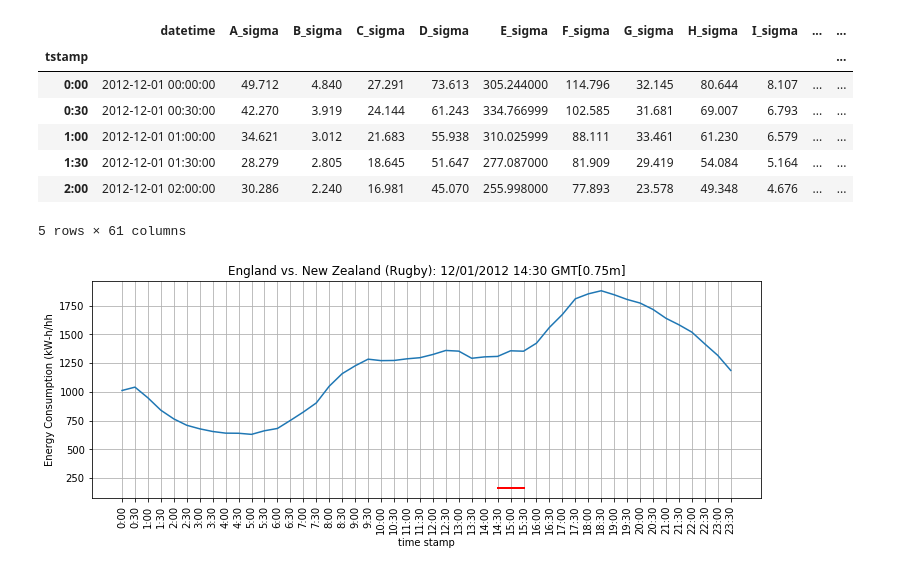
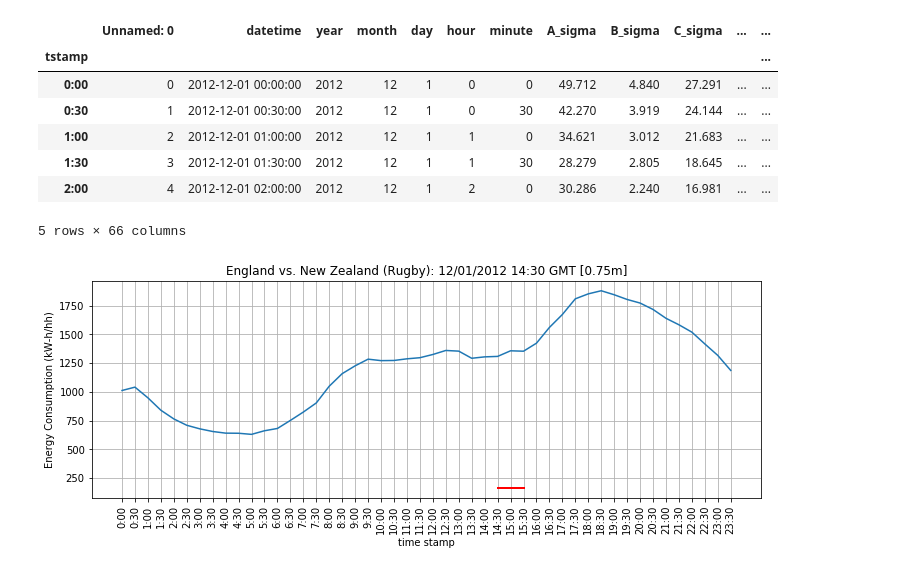
Before and after one commit to group-1-project-1/london-power-analysis, a Jupyter notebook: notebooks/Rugby_ENH_NZ_Other.ipynb, the cells around one changed output. Cells and saved outputs as stored; diff of their text form; code cells hidden in the pictures.

```diff
--- a/notebooks/Rugby_ENH_NZ_Other.ipynb
+++ b/notebooks/Rugby_ENH_NZ_Other.ipynb
@@ -15,14 +0,0 @@ df.head()
-# %%
-from datetime import datetime
-# Create two functions that will allow us to create data based on the data in each row.
-
-def dayCalc(row):
-    return pd.to_datetime(row['datetime']).day
-
-def tstampCalc(row):
-    return f"{pd.to_datetime(row['datetime']).hour}:{pd.to_datetime(row['datetime']).minute:02}"
-
-# Create new columns for the day of the month and also a column for the time stamp (e.g. 20:30).
-
-df['day'] = df.apply(dayCalc, axis = 1)
-df['tstamp'] = df.apply(tstampCalc, axis = 1)
@@ -57,17 +1,25 @@ def eventPlotter(dfx, title, tsb, tse):
+# %%
+%matplotlib inline
+import matplotlib.pyplot as plt
+import pandas as pd
+
+from pickup_utilities import *
+df = pd.read_csv("../data/complete.csv")
+df['tstamp'] = df.apply(tstampCalc, axis = 1)
 # %%
-# Create a dataframe representing energy consumption for February 11th 2012, the day
+# Create a dataframe representing energy consumption for December 01 2012, the day
 # of the England vs. Italy game.
 
-df_England_NewZealand_12_01 = df.loc[df['day']==1]
+df_England_NewZealand_12_01 = df.loc[df['day']==1].loc[df['month']==12].loc[df['year']==2012]
 df_England_NewZealand_12_01 = df_England_NewZealand_12_01.set_index(df_England_NewZealand_12_01["tstamp"])
 df_England_NewZealand_12_01.head(5)
 # %% [output]
-|  | datetime | A_sigma | B_sigma | C_sigma | D_sigma | E_sigma | F_sigma | G_sigma | H_sigma | I_sigma | ... | ... |
+|  | Unnamed: 0 | datetime | year | month | day | hour | minute | A_sigma | B_sigma | C_sigma | ... | ... |
 | tstamp |  |  |  |  |  |  |  |  |  |  |  | ... |
-| 0:00 | 2012-12-01 00:00:00 | 49.712 | 4.840 | 27.291 | 73.613 | 305.244000 | 114.796 | 32.145 | 80.644 | 8.107 | ... | ... |
-| 0:30 | 2012-12-01 00:30:00 | 42.270 | 3.919 | 24.144 | 61.243 | 334.766999 | 102.585 | 31.681 | 69.007 | 6.793 | ... | ... |
-| 1:00 | 2012-12-01 01:00:00 | 34.621 | 3.012 | 21.683 | 55.938 | 310.025999 | 88.111 | 33.461 | 61.230 | 6.579 | ... | ... |
-| 1:30 | 2012-12-01 01:30:00 | 28.279 | 2.805 | 18.645 | 51.647 | 277.087000 | 81.909 | 29.419 | 54.084 | 5.164 | ... | ... |
-| 2:00 | 2012-12-01 02:00:00 | 30.286 | 2.240 | 16.981 | 45.070 | 255.998000 | 77.893 | 23.578 | 49.348 | 4.676 | ... | ... |
+| 0:00 | 0 | 2012-12-01 00:00:00 | 2012 | 12 | 1 | 0 | 0 | 49.712 | 4.840 | 27.291 | ... | ... |
+| 0:30 | 1 | 2012-12-01 00:30:00 | 2012 | 12 | 1 | 0 | 30 | 42.270 | 3.919 | 24.144 | ... | ... |
+| 1:00 | 2 | 2012-12-01 01:00:00 | 2012 | 12 | 1 | 1 | 0 | 34.621 | 3.012 | 21.683 | ... | ... |
+| 1:30 | 3 | 2012-12-01 01:30:00 | 2012 | 12 | 1 | 1 | 30 | 28.279 | 2.805 | 18.645 | ... | ... |
+| 2:00 | 4 | 2012-12-01 02:00:00 | 2012 | 12 | 1 | 2 | 0 | 30.286 | 2.240 | 16.981 | ... | ... |
-5 rows × 61 columns
+5 rows × 66 columns
 # %%
```
Also changed, not shown: parts of 11 cells of this notebook.
